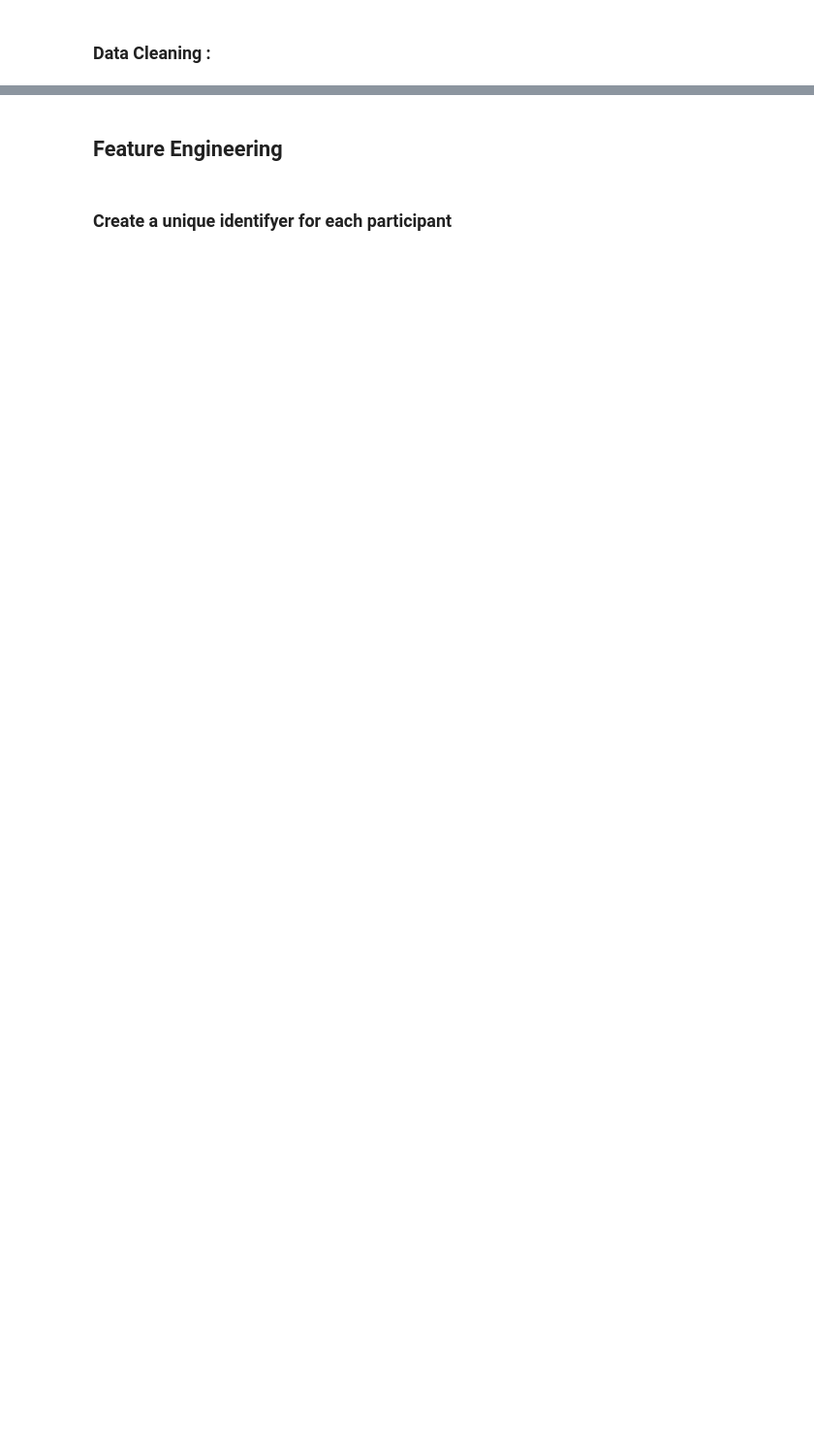
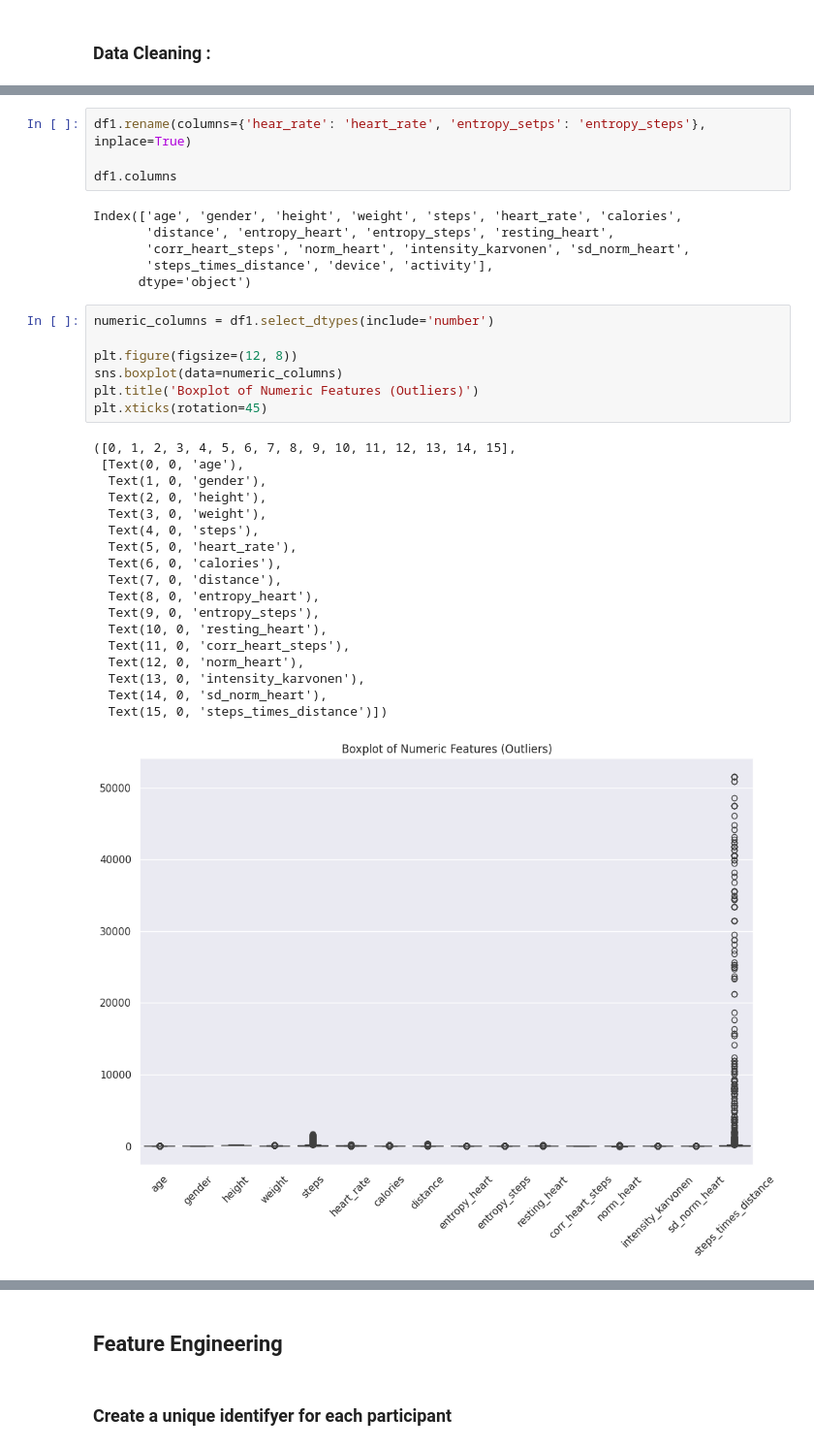
Before and after one commit to bernadetti0/predicting_activity, a Jupyter notebook: notebooks/Data_Analysis.ipynb, the cells around one changed output, grey strips where cells are left out. Shown at 97% size. Drawn from its saved outputs; the diff is of its cells as text; blank space fills up the shorter version.

```diff
--- a/notebooks/Data_Analysis.ipynb
+++ b/notebooks/Data_Analysis.ipynb
@@ -99 +107,37 @@ df.describe()
+# %%
+df1.rename(columns={'hear_rate': 'heart_rate', 'entropy_setps': 'entropy_steps'}, inplace=True)
+
+df1.columns
+# %% [output]
+Index(['age', 'gender', 'height', 'weight', 'steps', 'heart_rate', 'calories',
+       'distance', 'entropy_heart', 'entropy_steps', 'resting_heart',
+       'corr_heart_steps', 'norm_heart', 'intensity_karvonen', 'sd_norm_heart',
+       'steps_times_distance', 'device', 'activity'],
+      dtype='object')
+# %%
+numeric_columns = df1.select_dtypes(include='number')
+
+plt.figure(figsize=(12, 8))
+sns.boxplot(data=numeric_columns)
+plt.title('Boxplot of Numeric Features (Outliers)')
+plt.xticks(rotation=45)
+# %% [output]
+([0, 1, 2, 3, 4, 5, 6, 7, 8, 9, 10, 11, 12, 13, 14, 15],
+ [Text(0, 0, 'age'),
+  Text(1, 0, 'gender'),
+  Text(2, 0, 'height'),
+  Text(3, 0, 'weight'),
+  Text(4, 0, 'steps'),
+  Text(5, 0, 'heart_rate'),
+  Text(6, 0, 'calories'),
+  Text(7, 0, 'distance'),
+  Text(8, 0, 'entropy_heart'),
+  Text(9, 0, 'entropy_steps'),
+  Text(10, 0, 'resting_heart'),
+  Text(11, 0, 'corr_heart_steps'),
+  Text(12, 0, 'norm_heart'),
+  Text(13, 0, 'intensity_karvonen'),
+  Text(14, 0, 'sd_norm_heart'),
+  Text(15, 0, 'steps_times_distance')])
+[figure, added]
 # %%
```
Also changed, not shown: parts of 43 cells of this notebook.
